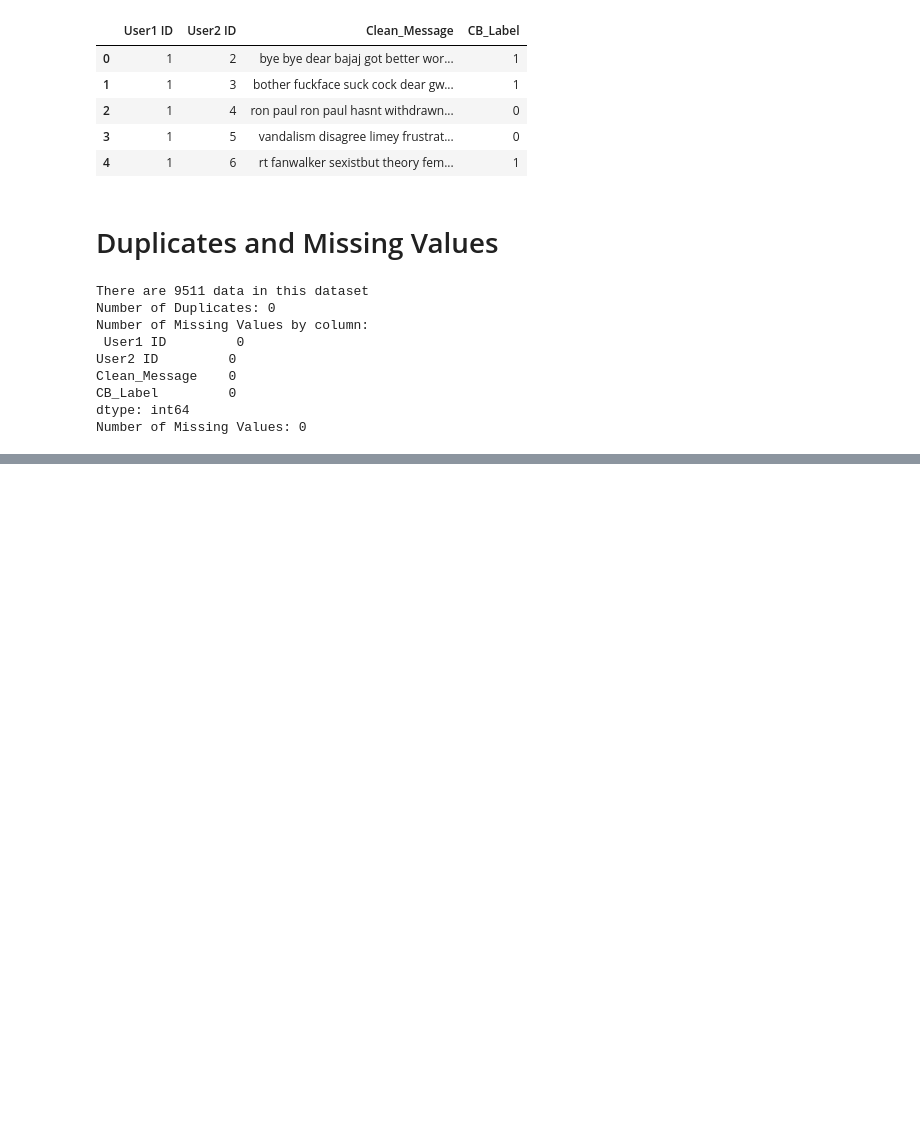
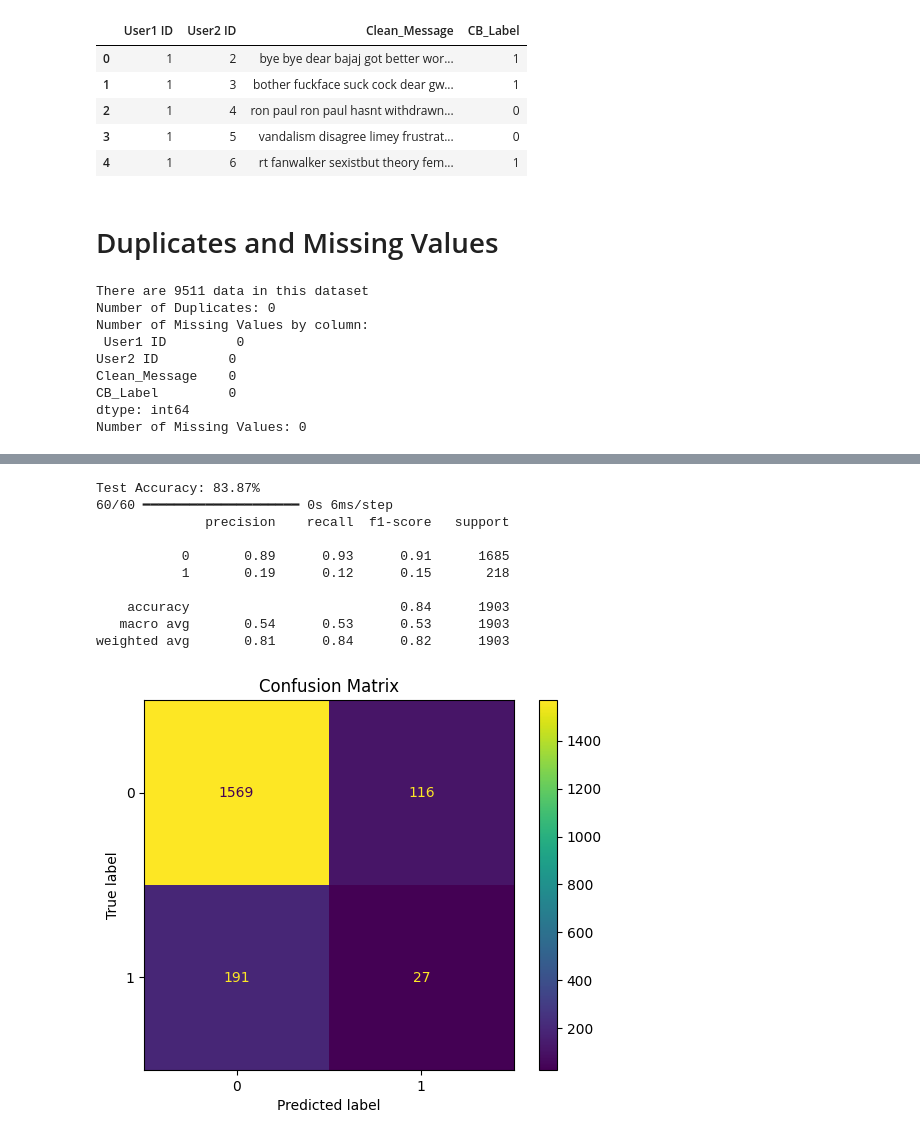
Before and after one commit to Brahmaswarup/project, a Jupyter notebook: Predicting_Cyberbullying_on_Social_Media_A_Machine_Learning_Approach.ipynb, the cells around one changed output, grey strips where cells are left out. Drawn from its saved outputs; the diff is of its cells as text; code cells hidden in the pictures; blank space fills up the shorter version.

```diff
--- a/Predicting_Cyberbullying_on_Social_Media_A_Machine_Learning_Approach.ipynb
+++ b/Predicting_Cyberbullying_on_Social_Media_A_Machine_Learning_Approach.ipynb
@@ -128,0 +169,11 @@ Number of Missing Values: 0
+# %%
+# Split data into training and testing sets
+X = padded_sequences
+y = lstm_input_df['CB_Label'].values
+
+X_train, X_test, y_train, y_test = train_test_split(X, y, test_size=0.2, random_state=42)
+
+print(f"Training data shape: {X_train.shape}")
+print(f"Testing data shape: {X_test.shape}")
+print(f"Training labels shape: {y_train.shape}")
+print(f"Testing labels shape: {y_test.shape}")
@@ -128,0 +187,14 @@ Number of Missing Values: 0
+# %%
+# define a model
+
+model = Sequential([
+    Embedding(5000, 64, input_length=100),
+    LSTM(64, return_sequences=True),
+    Dropout(0.3),
+    LSTM(32),
+    Dropout(0.3),
+    Dense(1, activation='sigmoid')
+])
+
+model.compile(optimizer=Adam(learning_rate=0.001), loss='binary_crossentropy', metrics=['accuracy'])
+model.summary()
@@ -128,0 +221,3 @@ Number of Missing Values: 0
+# %%
+# Model Training
+history = model.fit(X_train, y_train, epochs=10, validation_split=0.3, batch_size=32)
@@ -128,0 +245,29 @@ Number of Missing Values: 0
+# %%
+
+import matplotlib.pyplot as plt
+# Evaluate the model
+loss, accuracy = model.evaluate(X_test, y_test, verbose=0)
+print(f'Test Accuracy: {accuracy*100:.2f}%')
+
+# Predictions and Evaluation Metrics
+y_pred = (model.predict(X_test) > 0.5).astype("int32")
+
+print(classification_report(y_test, y_pred))
+
+cm = confusion_matrix(y_test, y_pred)
+disp = ConfusionMatrixDisplay(confusion_matrix=cm)
+disp.plot()
+plt.title('Confusion Matrix')
+plt.show()
+# %% [output]
+Test Accuracy: 83.87%
+60/60 ━━━━━━━━━━━━━━━━━━━━ 0s 6ms/step
+              precision    recall  f1-score   support
+
+           0       0.89      0.93      0.91      1685
+           1       0.19      0.12      0.15       218
+
+    accuracy                           0.84      1903
+   macro avg       0.54      0.53      0.53      1903
+weighted avg       0.81      0.84      0.82      1903
+[figure, added]
```
Also changed, not shown: parts of 14 cells of this notebook.
